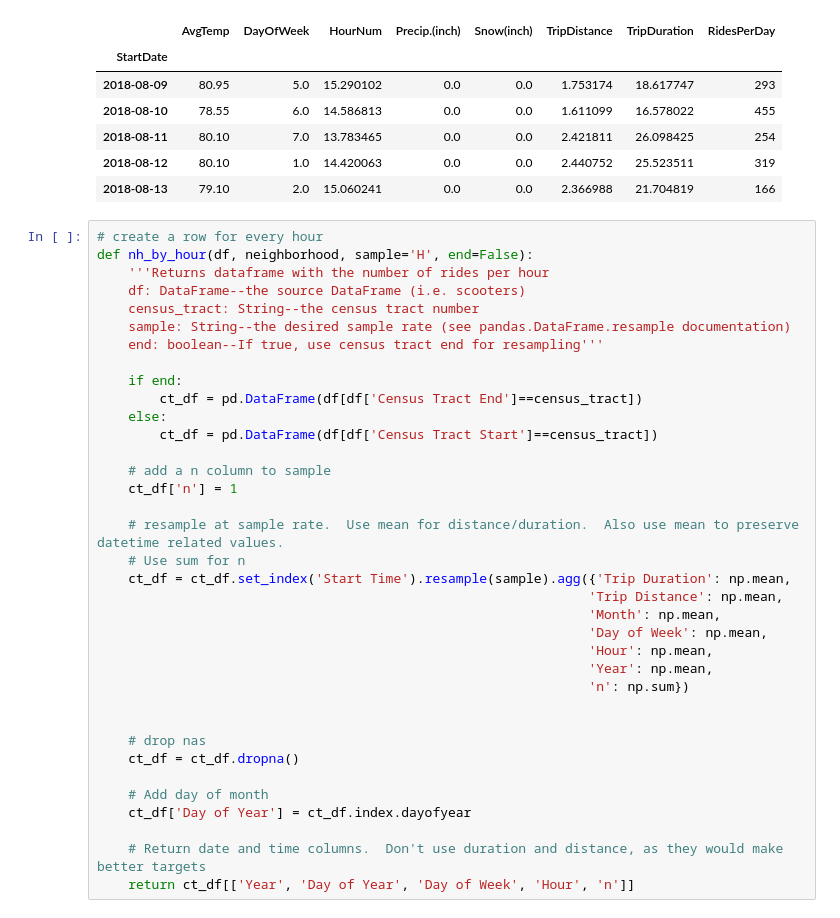
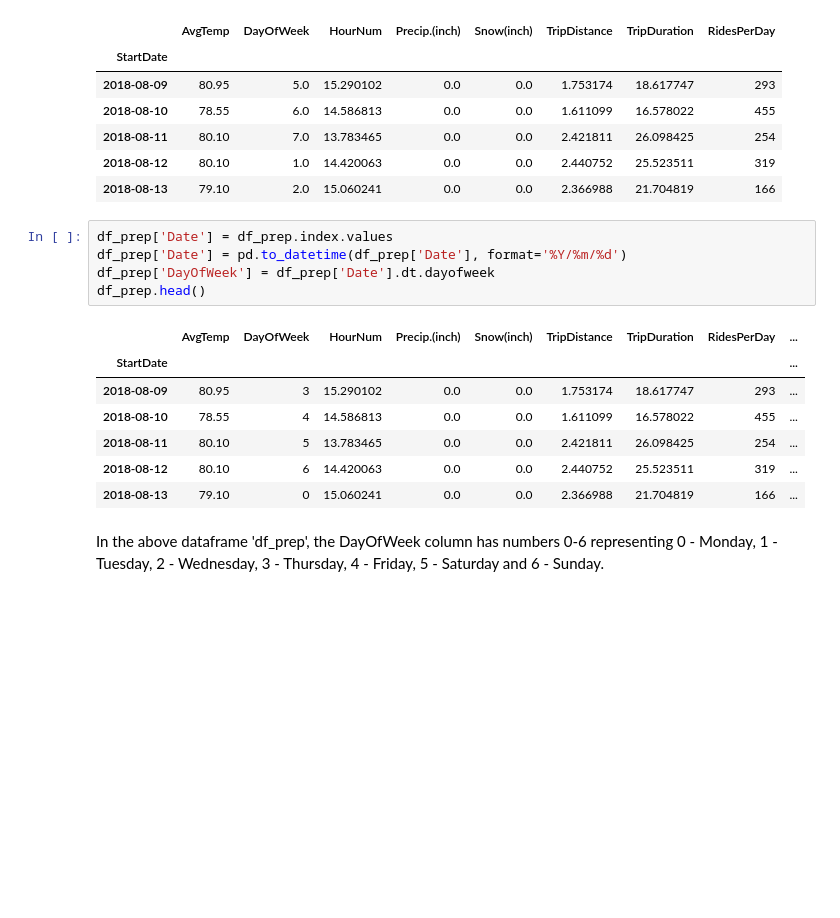
Before and after one commit to abhiram540/TripDataAnalysis-CityOfLouisville-DocklessVehicles, a Jupyter notebook: 7.6 Capstone Two Data Wrangling.ipynb, the cells around one changed output. Drawn from its saved outputs; the diff is of its cells as text; blank space fills up the shorter version.

Commit message:
Data Prep (cont..)
Prepared data for Preprocessing and Training Data Development

```diff
--- a/7.6 Capstone Two Data Wrangling.ipynb
+++ b/7.6 Capstone Two Data Wrangling.ipynb
@@ -1494,39 +1469,18 @@ df_prep.head()
 | 2018-08-11 | 80.10 | 7.0 | 13.783465 | 0.0 | 0.0 | 2.421811 | 26.098425 | 254 |
 | 2018-08-12 | 80.10 | 1.0 | 14.420063 | 0.0 | 0.0 | 2.440752 | 25.523511 | 319 |
 | 2018-08-13 | 79.10 | 2.0 | 15.060241 | 0.0 | 0.0 | 2.366988 | 21.704819 | 166 |
-# %%
-# create a row for every hour
-def nh_by_hour(df, neighborhood, sample='H', end=False):
-    '''Returns dataframe with the number of rides per hour
-    df: DataFrame--the source DataFrame (i.e. scooters)
-    census_tract: String--the census tract number
-    sample: String--the desired sample rate (see pandas.DataFrame.resample documentation)
-    end: boolean--If true, use census tract end for resampling'''
-
-    if end:
-        ct_df = pd.DataFrame(df[df['Census Tract End']==census_tract])
-    else:
-        ct_df = pd.DataFrame(df[df['Census Tract Start']==census_tract])
-
-    # add a n column to sample
-    ct_df['n'] = 1
-
-    # resample at sample rate.  Use mean for distance/duration.  Also use mean to preserve datetime related values.
-    # Use sum for n
-    ct_df = ct_df.set_index('Start Time').resample(sample).agg({'Trip Duration': np.mean,
-                                                               'Trip Distance': np.mean,
-                                                               'Month': np.mean,
-                                                               'Day of Week': np.mean,
-                                                               'Hour': np.mean,
-                                                               'Year': np.mean,
-                                                               'n': np.sum})
-
-
-    # drop nas
-    ct_df = ct_df.dropna()
-
-    # Add day of month
-    ct_df['Day of Year'] = ct_df.index.dayofyear
-
-    # Return date and time columns.  Don't use duration and distance, as they would make better targets
-    return ct_df[['Year', 'Day of Year', 'Day of Week', 'Hour', 'n']]
+# %%
+df_prep['Date'] = df_prep.index.values
+df_prep['Date'] = pd.to_datetime(df_prep['Date'], format='%Y/%m/%d')
+df_prep['DayOfWeek'] = df_prep['Date'].dt.dayofweek
+df_prep.head()
+# %% [output]
+|  | AvgTemp | DayOfWeek | HourNum | Precip.(inch) | Snow(inch) | TripDistance | TripDuration | RidesPerDay | ... |
+| StartDate |  |  |  |  |  |  |  |  | ... |
+| 2018-08-09 | 80.95 | 3 | 15.290102 | 0.0 | 0.0 | 1.753174 | 18.617747 | 293 | ... |
+| 2018-08-10 | 78.55 | 4 | 14.586813 | 0.0 | 0.0 | 1.611099 | 16.578022 | 455 | ... |
+| 2018-08-11 | 80.10 | 5 | 13.783465 | 0.0 | 0.0 | 2.421811 | 26.098425 | 254 | ... |
+| 2018-08-12 | 80.10 | 6 | 14.420063 | 0.0 | 0.0 | 2.440752 | 25.523511 | 319 | ... |
+| 2018-08-13 | 79.10 | 0 | 15.060241 | 0.0 | 0.0 | 2.366988 | 21.704819 | 166 | ... |
+# %% [markdown]
+In the above dataframe 'df_prep', the DayOfWeek column has numbers 0-6 representing 0 - Monday, 1 - Tuesday, 2 - Wednesday, 3 - Thursday, 4 - Friday, 5 - Saturday and 6 - Sunday.
```
Also changed, not shown: parts of 5 cells of this notebook.
